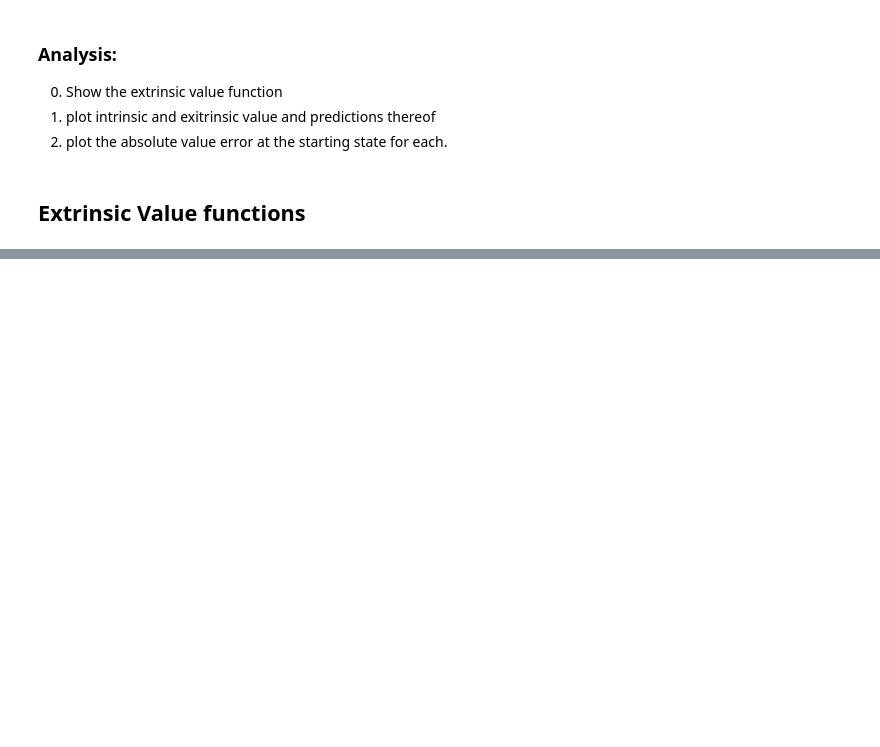
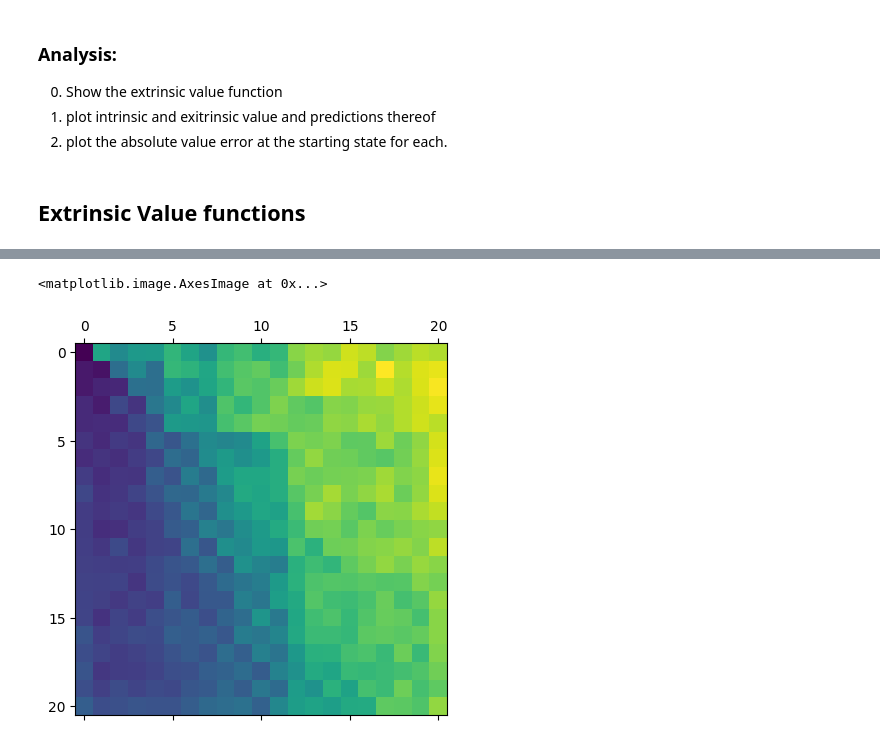
Before and after one commit to dillonmsandhu/td-avar-explore, a Jupyter notebook: deep/deepsea_v.ipynb, the cells around one changed output, grey strips where cells are left out. Cells and saved outputs as stored; diff of their text form; code cells hidden in the pictures; blank space fills up the shorter version.

```diff
--- a/deep/deepsea_v.ipynb
+++ b/deep/deepsea_v.ipynb
@@ -156,0 +289,5 @@ Array([[0.04848   , 1.1031157 , 1.0584165 , 0.95341885, 0.95337987],
+# %%
+plt.matshow(lstd_metrics['ri_grid'][0][1])
+# %% [output]
+<matplotlib.image.AxesImage at 0x...>
+[figure, added]
```
Also changed, not shown: parts of 20 cells of this notebook, 3 other files.
